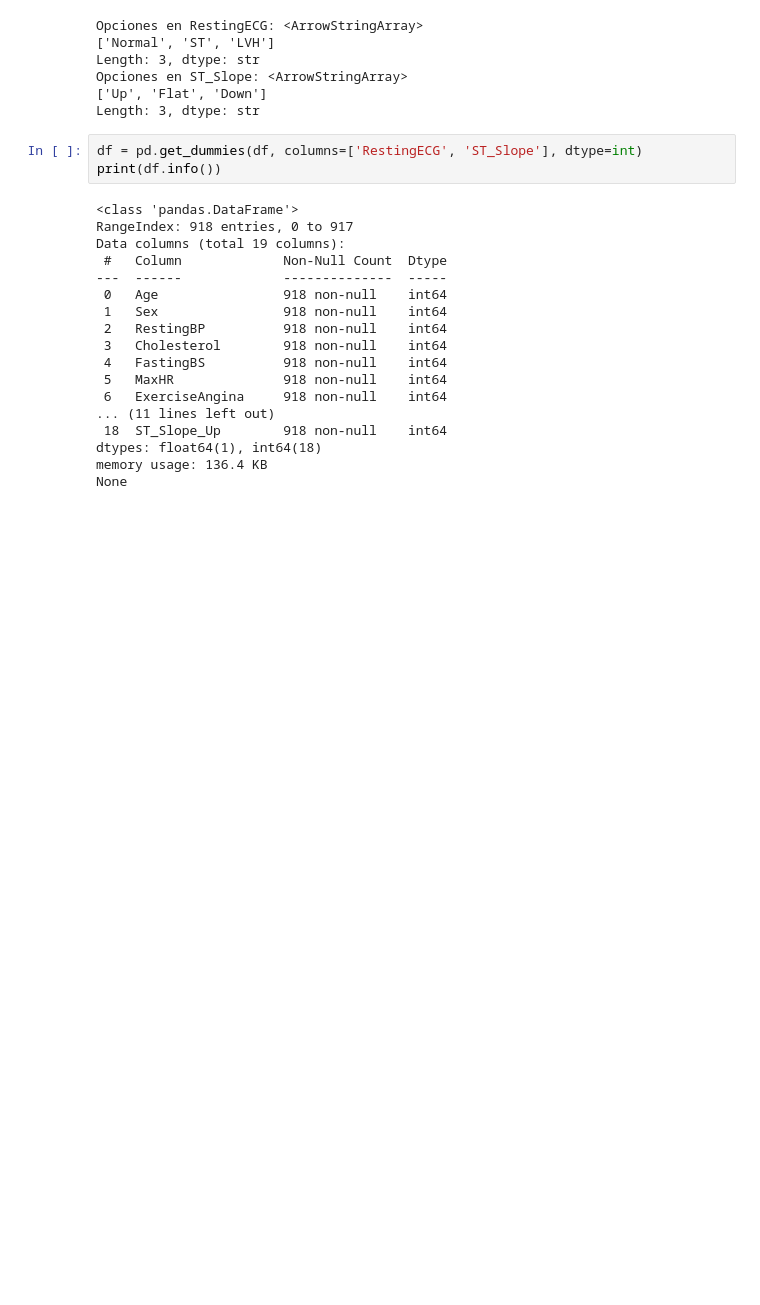
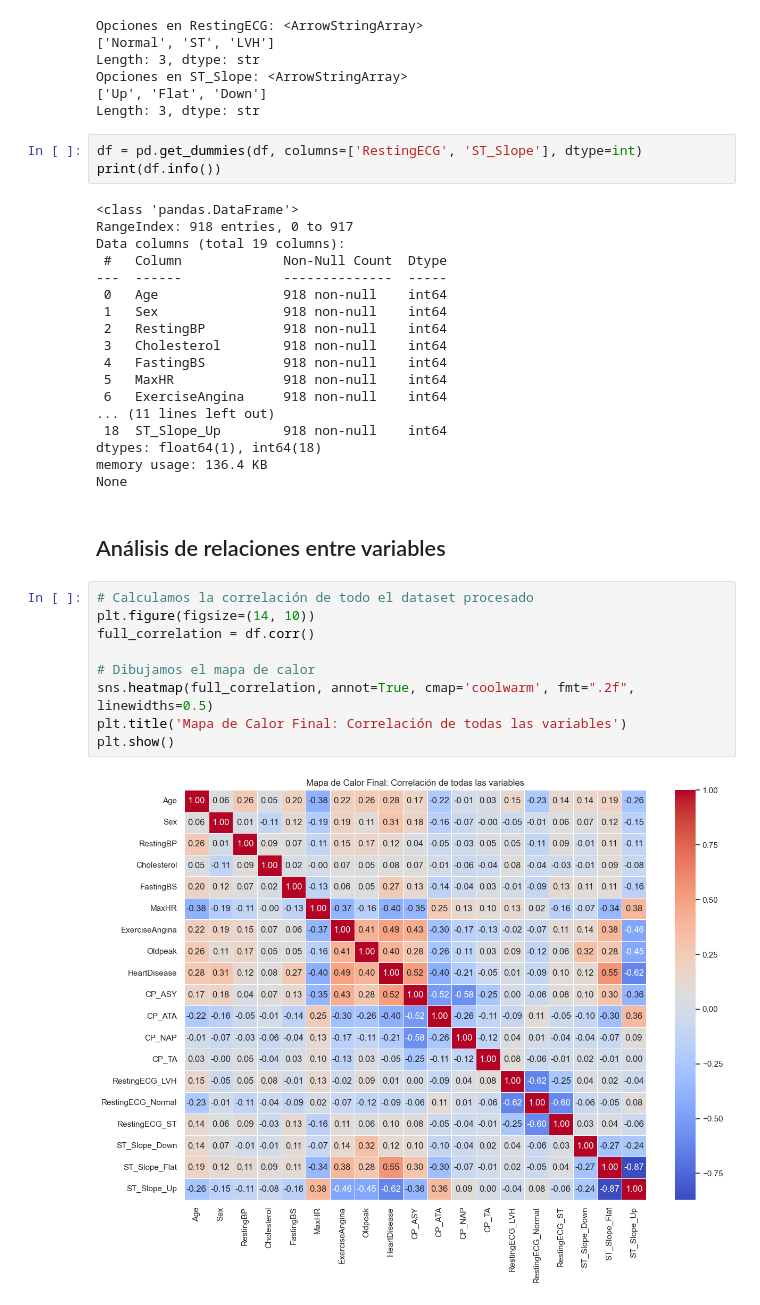
Before and after one commit to iRuperth/BeatSense, a Jupyter notebook: notebook/eda_heart_failure_g.ipynb, the cells around one changed output. Saved outputs shown, nothing was run; the diff lists cells and outputs as text; blank space fills up the shorter version.

Commit message:
feat(eda): finalize analysis and export cleaned dataframe for modeling
- Complete exploratory data analysis
- Perform final data checks
- Export processed dataframe to be used in the clean model #4

```diff
--- a/notebook/eda_heart_failure_g.ipynb
+++ b/notebook/eda_heart_failure_g.ipynb
@@ -371,3 +371,16 @@ Data columns (total 19 columns):
 dtypes: float64(1), int64(18)
 memory usage: 136.4 KB
 None
+# %% [markdown]
+## Análisis de relaciones entre variables
+# %%
+# Calculamos la correlación de todo el dataset procesado
+plt.figure(figsize=(14, 10))
+full_correlation = df.corr()
+
+# Dibujamos el mapa de calor
+sns.heatmap(full_correlation, annot=True, cmap='coolwarm', fmt=".2f", linewidths=0.5)
+plt.title('Mapa de Calor Final: Correlación de todas las variables')
+plt.show()
+# %% [output]
+[figure, added]
```
Also changed, not shown: parts of 4 cells of this notebook, 1 other file.
